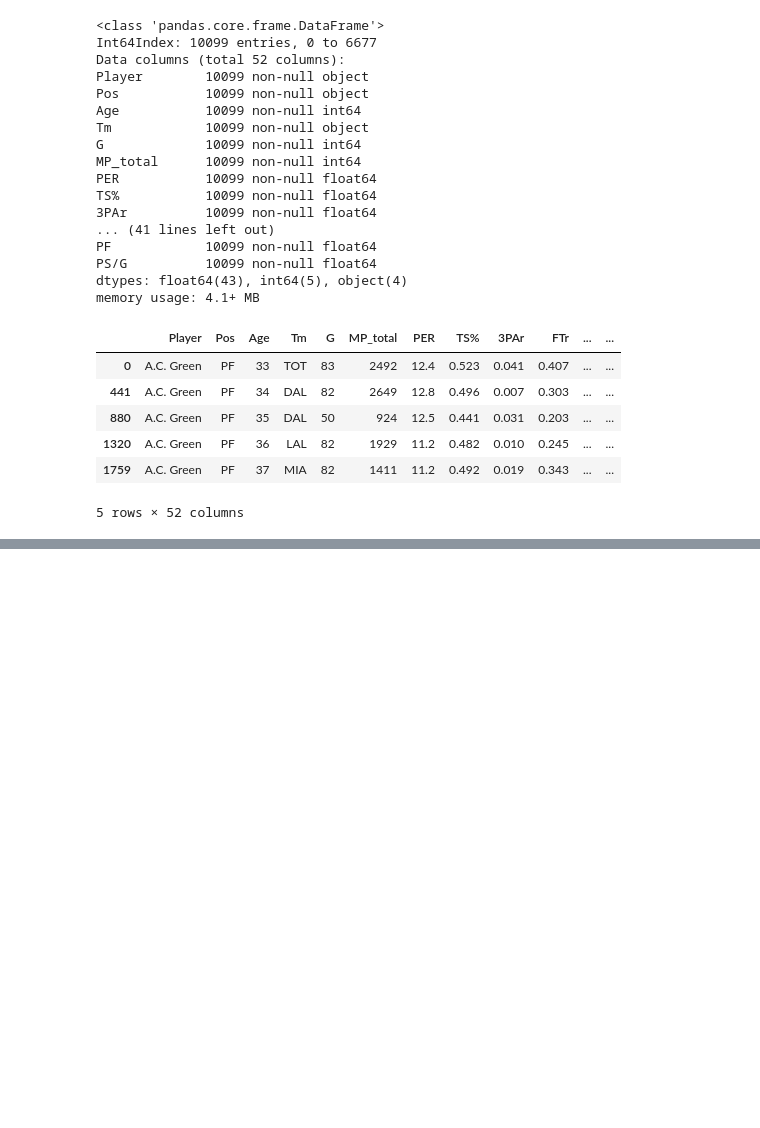
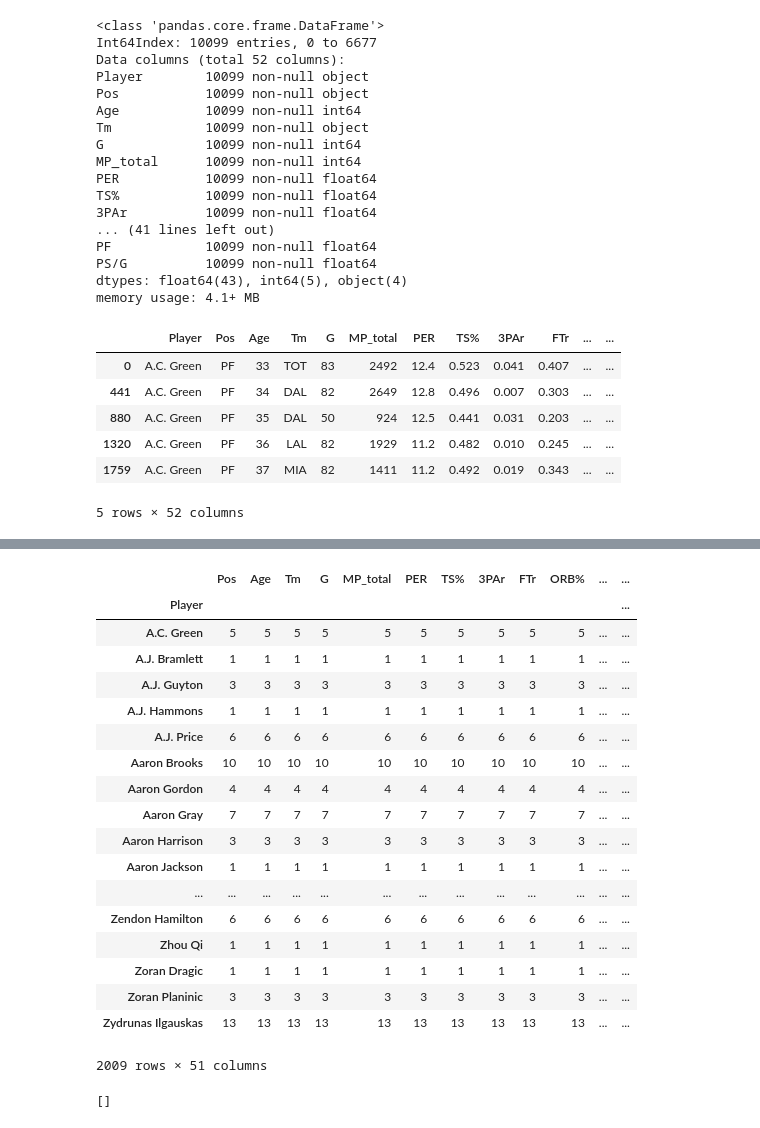
Before and after one commit to KirkAVoss/kv-capstone, a Jupyter notebook: NBAwinshare/notebooks/EDA_and_read_in_functionality.ipynb, the cells around one changed output, grey strips where cells are left out. Cells and saved outputs as stored; diff of their text form; code cells hidden in the pictures; blank space fills up the shorter version.

```diff
--- a/NBAwinshare/notebooks/EDA_and_read_in_functionality.ipynb
+++ b/NBAwinshare/notebooks/EDA_and_read_in_functionality.ipynb
@@ -760,6 +760,10 @@ def clean_and_join_seasonal_dataframe(df_advanced, df_pergame):
     if 'Rk_y' in joined_df:
         joined_df.drop('Rk_y',axis=1, inplace=True)
 
+    joined_df = joined_df.reset_index(drop=True)
+
+    joined_df['Player'] = joined_df['Player'].str.replace('*', '', regex=False)
+
     return joined_df.sort_values(['Player', 'Season'], ascending=[True, True])
 # %%
 advanced.fillna()
@@ -1168,0 +1191,22 @@ merged
+# %%
+merged.groupby('Player').count()
+# %% [output]
+|  | Pos | Age | Tm | G | MP_total | PER | TS% | 3PAr | FTr | ORB% | ... | ... |
+| Player |  |  |  |  |  |  |  |  |  |  |  | ... |
+| A.C. Green | 5 | 5 | 5 | 5 | 5 | 5 | 5 | 5 | 5 | 5 | ... | ... |
+| A.J. Bramlett | 1 | 1 | 1 | 1 | 1 | 1 | 1 | 1 | 1 | 1 | ... | ... |
+| A.J. Guyton | 3 | 3 | 3 | 3 | 3 | 3 | 3 | 3 | 3 | 3 | ... | ... |
+| A.J. Hammons | 1 | 1 | 1 | 1 | 1 | 1 | 1 | 1 | 1 | 1 | ... | ... |
+| A.J. Price | 6 | 6 | 6 | 6 | 6 | 6 | 6 | 6 | 6 | 6 | ... | ... |
+| Aaron Brooks | 10 | 10 | 10 | 10 | 10 | 10 | 10 | 10 | 10 | 10 | ... | ... |
+| Aaron Gordon | 4 | 4 | 4 | 4 | 4 | 4 | 4 | 4 | 4 | 4 | ... | ... |
+| Aaron Gray | 7 | 7 | 7 | 7 | 7 | 7 | 7 | 7 | 7 | 7 | ... | ... |
+| Aaron Harrison | 3 | 3 | 3 | 3 | 3 | 3 | 3 | 3 | 3 | 3 | ... | ... |
+| Aaron Jackson | 1 | 1 | 1 | 1 | 1 | 1 | 1 | 1 | 1 | 1 | ... | ... |
+| ... | ... | ... | ... | ... | ... | ... | ... | ... | ... | ... | ... | ... |
+| Zendon Hamilton | 6 | 6 | 6 | 6 | 6 | 6 | 6 | 6 | 6 | 6 | ... | ... |
+| Zhou Qi | 1 | 1 | 1 | 1 | 1 | 1 | 1 | 1 | 1 | 1 | ... | ... |
+| Zoran Dragic | 1 | 1 | 1 | 1 | 1 | 1 | 1 | 1 | 1 | 1 | ... | ... |
+| Zoran Planinic | 3 | 3 | 3 | 3 | 3 | 3 | 3 | 3 | 3 | 3 | ... | ... |
+| Zydrunas Ilgauskas | 13 | 13 | 13 | 13 | 13 | 13 | 13 | 13 | 13 | 13 | ... | ... |
+2009 rows × 51 columns
@@ -1168,0 +1215,4 @@ merged
+# %%
+hall_of_famers
+# %% [output]
+[]
```
Also changed, not shown: parts of 14 cells of this notebook, 1 other file.
